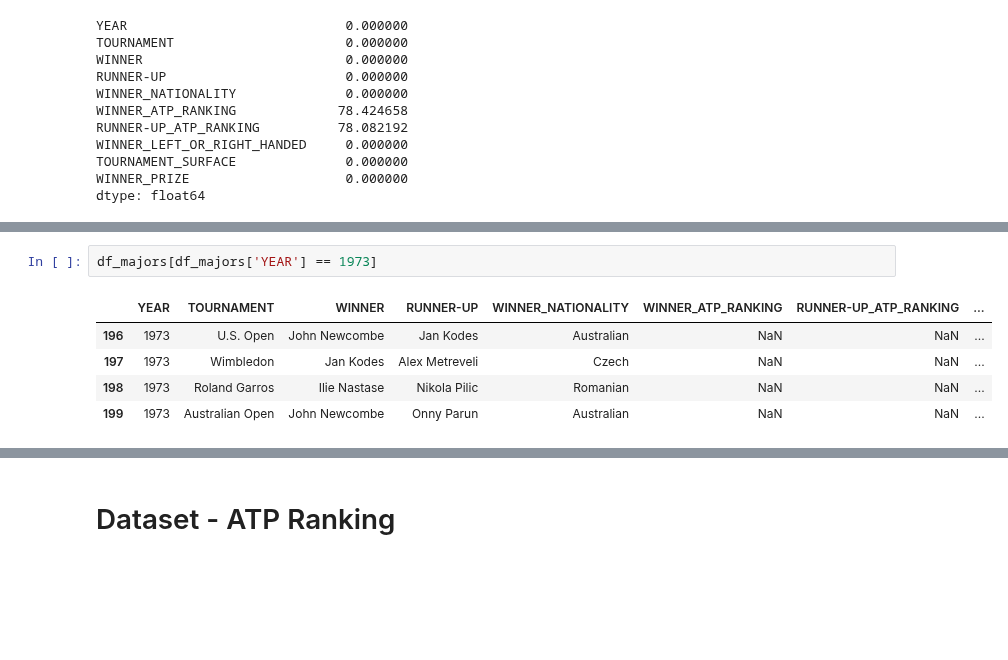
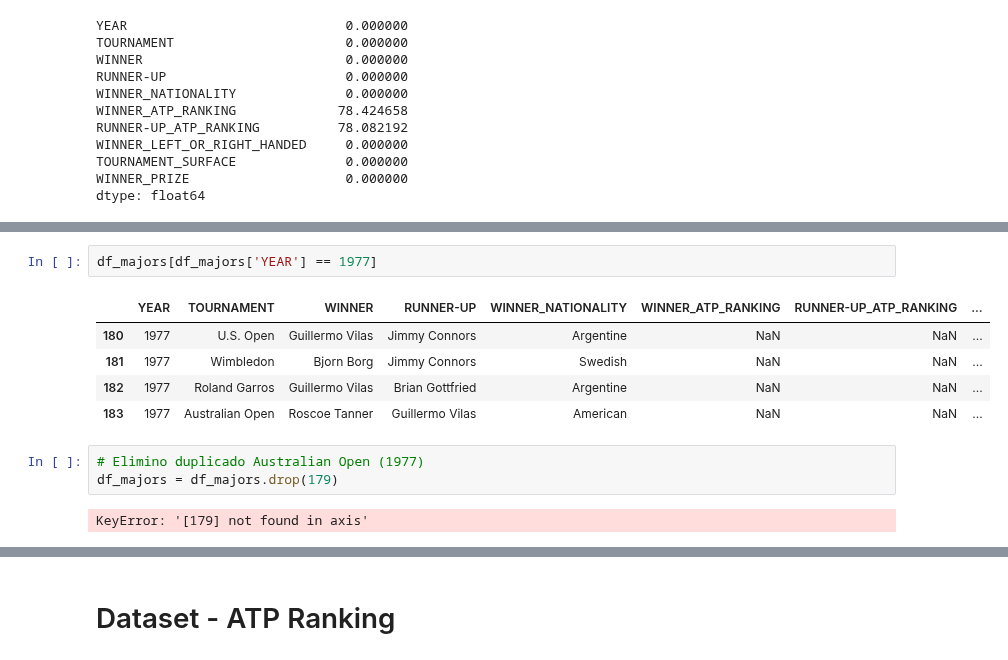
Before and after one commit to Lokhy87/EDA_entrega, a Jupyter notebook: Limpieza.ipynb, the cells around one changed output, grey strips where cells are left out. Cells and saved outputs as stored; diff of their text form; blank space fills up the shorter version.

```diff
--- a/Limpieza.ipynb
+++ b/Limpieza.ipynb
@@ -235,10 +224,15 @@ YEAR
 2023    1
 Name: count, Length: 74, dtype: int64
 # %%
-df_majors[df_majors['YEAR'] == 1973]
+df_majors[df_majors['YEAR'] == 1977]
 # %% [output]
 |  | YEAR | TOURNAMENT | WINNER | RUNNER-UP | WINNER_NATIONALITY | WINNER_ATP_RANKING | RUNNER-UP_ATP_RANKING | ... |
-| 196 | 1973 | U.S. Open | John Newcombe | Jan Kodes | Australian | NaN | NaN | ... |
-| 197 | 1973 | Wimbledon | Jan Kodes | Alex Metreveli | Czech | NaN | NaN | ... |
-| 198 | 1973 | Roland Garros | Ilie Nastase | Nikola Pilic | Romanian | NaN | NaN | ... |
-| 199 | 1973 | Australian Open | John Newcombe | Onny Parun | Australian | NaN | NaN | ... |
+| 180 | 1977 | U.S. Open | Guillermo Vilas | Jimmy Connors | Argentine | NaN | NaN | ... |
+| 181 | 1977 | Wimbledon | Bjorn Borg | Jimmy Connors | Swedish | NaN | NaN | ... |
+| 182 | 1977 | Roland Garros | Guillermo Vilas | Brian Gottfried | Argentine | NaN | NaN | ... |
+| 183 | 1977 | Australian Open | Roscoe Tanner | Guillermo Vilas | American | NaN | NaN | ... |
+# %%
+# Elimino duplicado Australian Open (1977)
+df_majors = df_majors.drop(179)
+# %% [output]
+KeyError: '[179] not found in axis'
```
Also changed, not shown: parts of 6 cells of this notebook.
